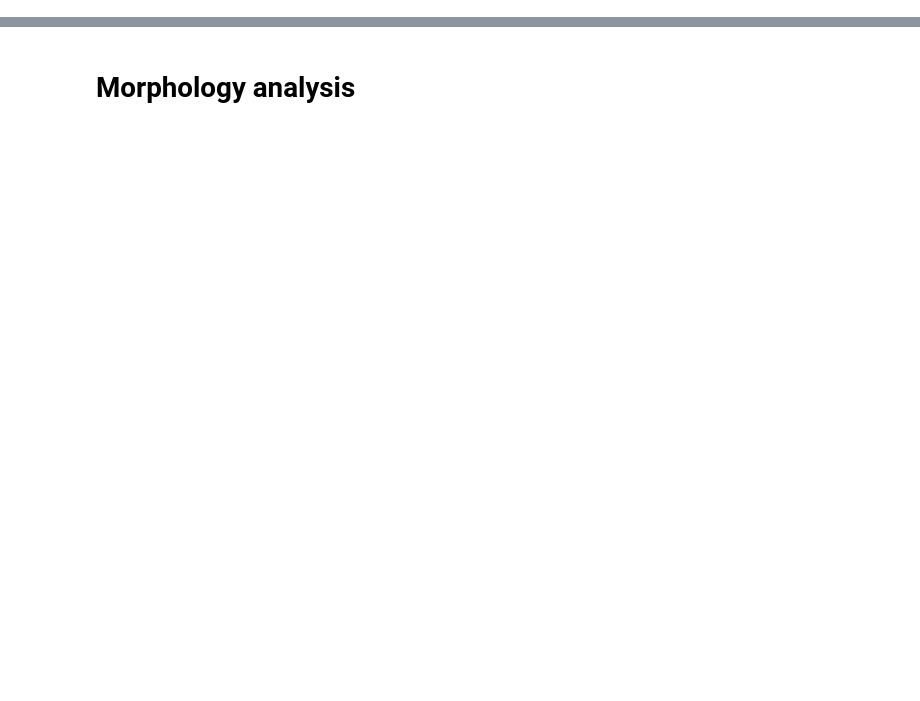
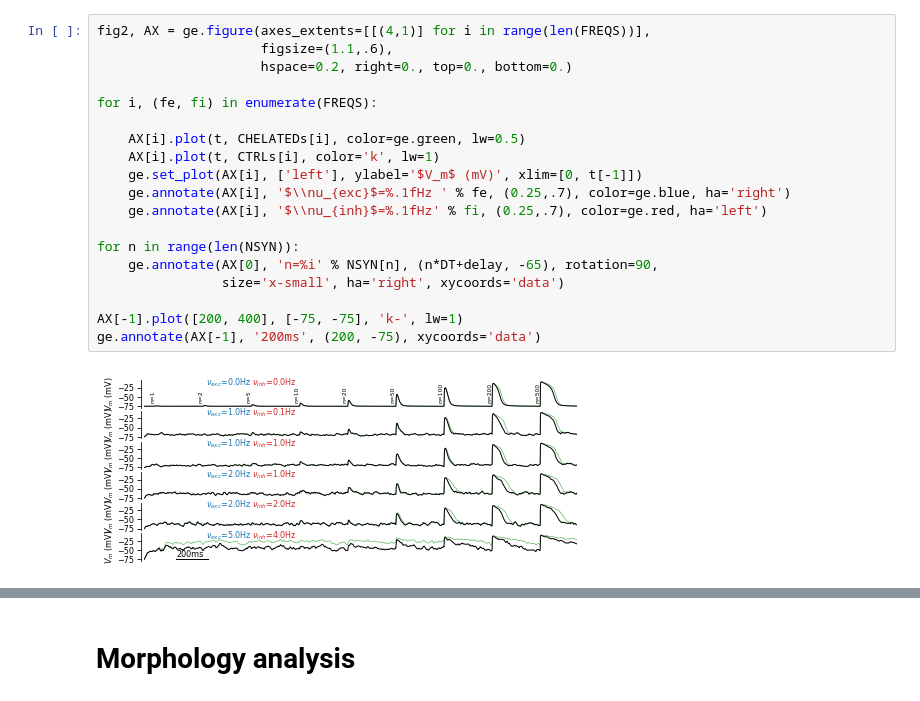
Before and after one commit to yzerlaut/zinc-NMDA-modulation, a Jupyter notebook: notebook.ipynb, the cells around one changed output, grey strips where cells are left out. Saved outputs shown, nothing was run; the diff lists cells and outputs as text; blank space fills up the shorter version.

```diff
--- a/notebook.ipynb
+++ b/notebook.ipynb
@@ -6,0 +98,21 @@ from model import Model
+# %%
+fig2, AX = ge.figure(axes_extents=[[(4,1)] for i in range(len(FREQS))],
+                     figsize=(1.1,.6),
+                     hspace=0.2, right=0., top=0., bottom=0.)
+
+for i, (fe, fi) in enumerate(FREQS):
+
+    AX[i].plot(t, CHELATEDs[i], color=ge.green, lw=0.5)
+    AX[i].plot(t, CTRLs[i], color='k', lw=1)
+    ge.set_plot(AX[i], ['left'], ylabel='$V_m$ (mV)', xlim=[0, t[-1]])
+    ge.annotate(AX[i], '$\\nu_{exc}$=%.1fHz ' % fe, (0.25,.7), color=ge.blue, ha='right')
+    ge.annotate(AX[i], '$\\nu_{inh}$=%.1fHz' % fi, (0.25,.7), color=ge.red, ha='left')
+
+for n in range(len(NSYN)):
+    ge.annotate(AX[0], 'n=%i' % NSYN[n], (n*DT+delay, -65), rotation=90,
+                size='x-small', ha='right', xycoords='data')
+
+AX[-1].plot([200, 400], [-75, -75], 'k-', lw=1)
+ge.annotate(AX[-1], '200ms', (200, -75), xycoords='data')
+# %% [output]
+[figure, added]
```
Also changed, not shown: parts of 35 cells of this notebook, 3 other files.
